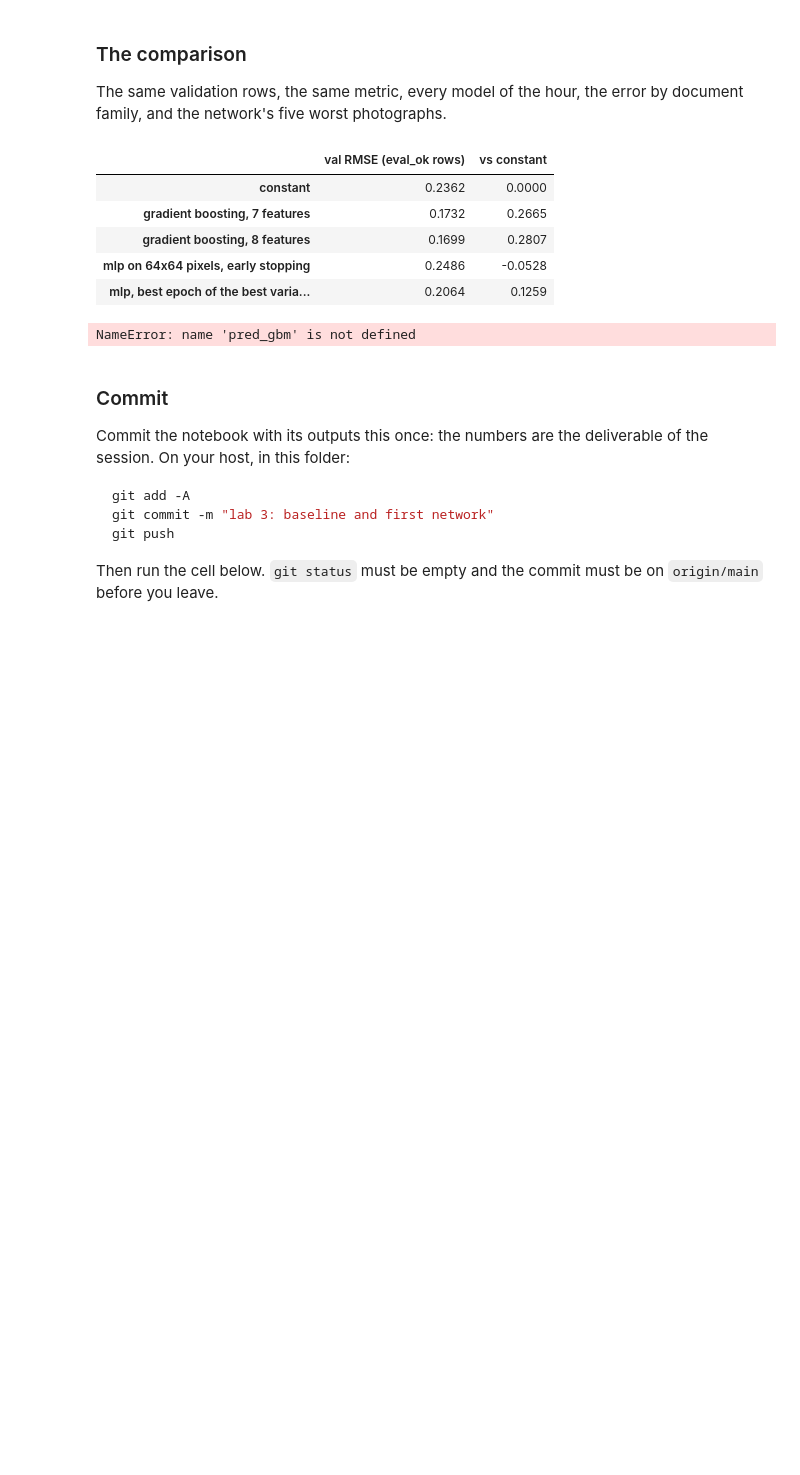
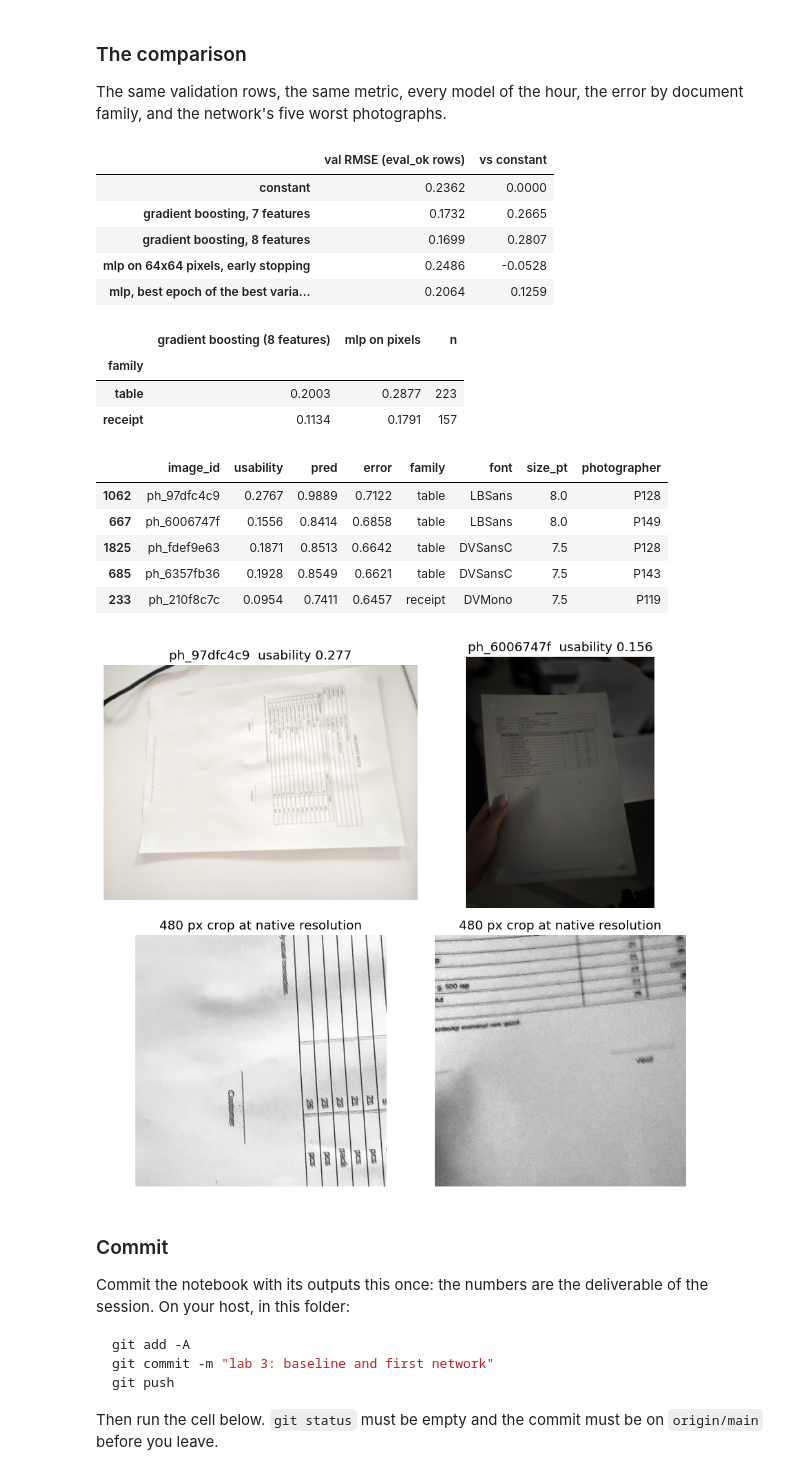
Before and after one commit to rras004/dl2026-docphoto, a Jupyter notebook: notebooks/lab3_baseline.ipynb, the cells around one changed output. Cells and saved outputs as stored; diff of their text form; code cells hidden in the pictures; blank space fills up the shorter version.

Commit message:
Fix gradient boosting comparison in notebook

```diff
--- a/notebooks/lab3_baseline.ipynb
+++ b/notebooks/lab3_baseline.ipynb
@@ -648,23 +644,41 @@ error by document family, and the network's five worst photographs.
 # %%
 table = pd.Series(RESULTS, name="val RMSE (eval_ok rows)").to_frame()
 table["vs constant"] = 1 - table["val RMSE (eval_ok rows)"] / RESULTS["constant"]
 display(table)
 
-display(pd.concat({"gradient boosting": evaluate.by_slice(val_df[ok], pred_gbm[ok], "family")["rmse"],
-                   "mlp on pixels": evaluate.by_slice(val_df[ok], run["val_pred"][ok], "family")["rmse"],
-                   "n": evaluate.by_slice(val_df[ok], pred_gbm[ok], "family")["n"]}, axis=1))
+display(pd.concat({
+    "gradient boosting (8 features)": evaluate.by_slice(
+        val_df[ok], pred8[ok], "family"
+    )["rmse"],
+    "mlp on pixels": evaluate.by_slice(
+        val_df[ok], run["val_pred"][ok], "family"
+    )["rmse"],
+    "n": evaluate.by_slice(
+        val_df[ok], pred8[ok], "family"
+    )["n"]
+}, axis=1))
 
 w = evaluate.worst(val_df[ok], run["val_pred"][ok], k=5)
 display(w)
 show_pair(w["image_id"].head(2).tolist(), w[config.TARGET].head(2).tolist())
 # %% [output]
 |  | val RMSE (eval_ok rows) | vs constant |
 | constant | 0.2362 | 0.0000 |
 | gradient boosting, 7 features | 0.1732 | 0.2665 |
 | gradient boosting, 8 features | 0.1699 | 0.2807 |
 | mlp on 64x64 pixels, early stopping | 0.2486 | -0.0528 |
 | mlp, best epoch of the best varia... | 0.2064 | 0.1259 |
-NameError: name 'pred_gbm' is not defined
+|  | gradient boosting (8 features) | mlp on pixels | n |
+| family |  |  |  |
+| table | 0.2003 | 0.2877 | 223 |
+| receipt | 0.1134 | 0.1791 | 157 |
+|  | image_id | usability | pred | error | family | font | size_pt | photographer |
+| 1062 | ph_97dfc4c9 | 0.2767 | 0.9889 | 0.7122 | table | LBSans | 8.0 | P128 |
+| 667 | ph_6006747f | 0.1556 | 0.8414 | 0.6858 | table | LBSans | 8.0 | P149 |
+| 1825 | ph_fdef9e63 | 0.1871 | 0.8513 | 0.6642 | table | DVSansC | 7.5 | P128 |
+| 685 | ph_6357fb36 | 0.1928 | 0.8549 | 0.6621 | table | DVSansC | 7.5 | P143 |
+| 233 | ph_210f8c7c | 0.0954 | 0.7411 | 0.6457 | receipt | DVMono | 7.5 | P119 |
+[figure, added]
 # %% [markdown]
 ### Commit
 
```
Also changed, not shown: parts of 6 cells of this notebook.
